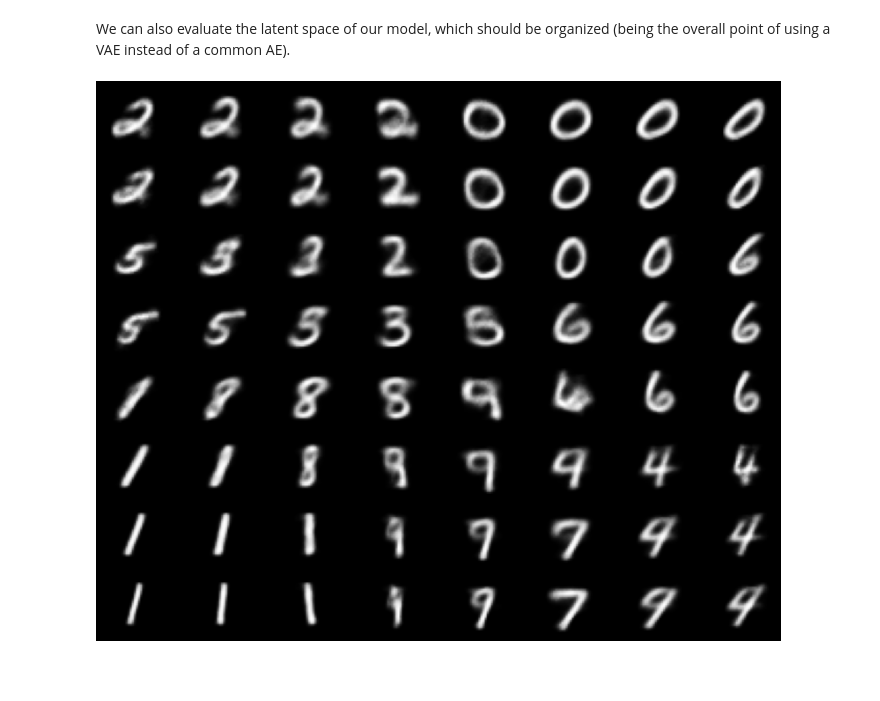
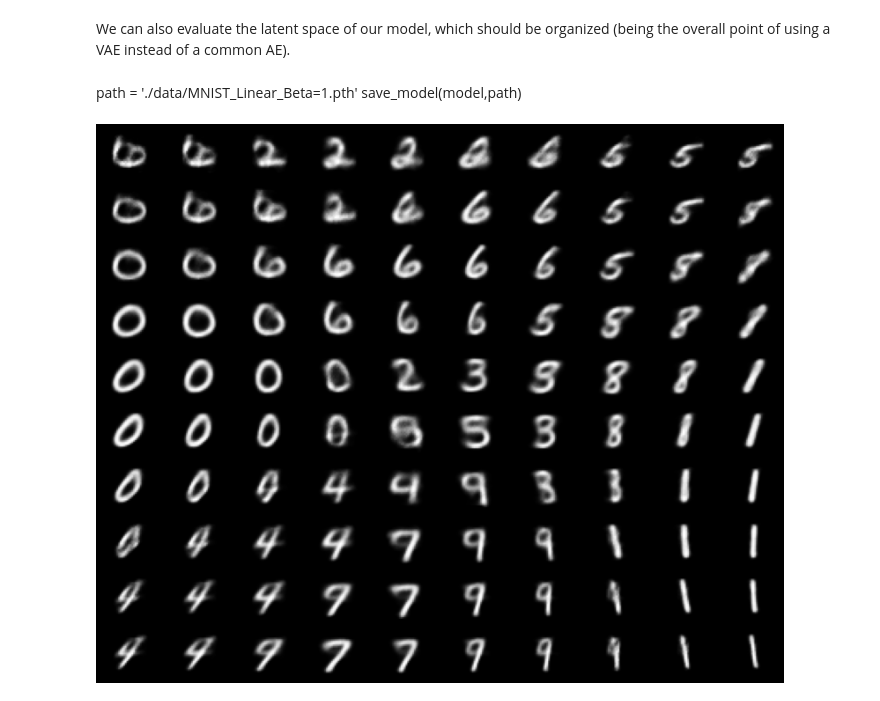
Before and after one commit to iamvcrx/Hierarchical_techno_generation_ATIAM, a Jupyter notebook: Quentin_Le_Gall/MNIST_VAE_Linear.ipynb, the cells around one changed output. Cells and saved outputs as stored; diff of their text form; code cells hidden in the pictures; blank space fills up the shorter version.

Commit message:
Repo_MNIST
Repo MMD et Linear, problème avec conv solo à voir avec l'audio

```diff
--- a/Quentin_Le_Gall/MNIST_VAE_Linear.ipynb
+++ b/Quentin_Le_Gall/MNIST_VAE_Linear.ipynb
@@ -95,7 +96,7 @@ class VAE(AE):
         log_var = torch.log(var)
 
         z = torch.rand_like(mu) * sigma + mu
-        kl_div = torch.sum(mu * mu + var - log_var - 1)
+        kl_div = torch.mean(torch.sum(mu * mu + var - log_var - 1,dim=1))
 
         return z, kl_div
 # %% [markdown]
@@ -129,21 +130,21 @@ While there are several options to compare the error between two elements, there
 In the following, we define both error functions and regroup them in the `reconstruction_loss` call (depending on the `num_classes` considered). However, as the `multinomial loss` requires a large computational overhead, and for the sake of simplicity, we will train all our first models by relying on the `binary cross entropy`
 # %%
 # Reconstruction criterion
-recons_criterion = torch.nn.BCELoss(reduction='sum')
+recons_criterion = torch.nn.BCELoss(reduction='none')
 
 def compute_loss(model, x):
 
     beta = 0.1
     y_pred,kl_div = model(x)
     recons_loss = recons_criterion(y_pred, x)
-    full_loss = recons_loss + kl_div*beta
+    full_loss = torch.mean(torch.sum(recons_loss,dim=1)) + kl_div*beta
     #print(kl_div,recons_loss,full_loss)
 
     return full_loss,kl_div,recons_loss
 
 def train_step(model, x, optimizer):
-    #model = model.to(device)
-    #x = x.to(device)
+    model = model.to(device)
+    x = x.to(device)
     # Compute the loss.
     loss,kl_div,recons_loss = compute_loss(model, x)
     # Before the backward pass, zero all of the network gradients
@@ -208,13 +209,16 @@ n_latent = 2
 nin = imgs_test.shape[2] * imgs_test.shape[3]
 # Construct encoder and decoder
 encoder, decoder = construct_encoder_decoder(nin, n_hidden = n_hidden, n_latent = n_latent, n_classes = num_classes)
-encoder = encoder
-decoder = decoder
+encoder = encoder.to(device)
+decoder = decoder.to(device)
 # Build the VAE model
-model = VAE(encoder, decoder, n_hidden, n_latent)
+model = VAE(encoder, decoder, n_hidden, n_latent).to(device)
 # Construct the optimizer
 optimizer = torch.optim.Adam(model.parameters(), lr=1e-4)
 # %% [markdown]
 Now all that is left to do is train the model. We define here a `train_vae` function that we will reuse along the future implementations and variations of VAEs and flows. Note that this function is set to run for only a very few number of `epochs` and also most importantly, *only considers a subsample of the full dataset at each epoch*. This option is just here so that you can test the different models very quickly on any CPU or laptop.
+# %%
+checkpoint = 'MNIST_Linear_BCE_Mean_Sum_Beta=0.1'
+writer = SummaryWriter('runs/' + checkpoint)
 # %%
 def generate_and_save_images(model, epoch, test_sample):
@@ -276,14 +278,18 @@ save_model(model,path)
+# %% [markdown]
+path = './data/MNIST_Linear_Beta=1.pth'
+save_model(model,path)
 # %%
-x = np.linspace(-3, 3, 8)
-y = np.linspace(-3, 3, 8)
-fig = plt.figure(figsize=(10, 8))
-for i in range(8):
-    for j in range(8):
-        plt.subplot(8, 8, (i * 8) + j + 1)
+nb_images = 10
+x = np.linspace(-3, 3, nb_images)
+y = np.linspace(-3, 3, nb_images)
+fig = plt.figure(figsize=(nb_images, 8))
+for i in range(nb_images):
+    for j in range(nb_images):
+        plt.subplot(nb_images, nb_images, (i * nb_images) + j + 1)
         final_tensor = torch.zeros(2)
         final_tensor[0] = x[i]
         final_tensor[1] = y[j]
-        plt.imshow(model.decode(final_tensor).detach().reshape(28, 28), cmap='gray')
+        plt.imshow(model.decode(final_tensor.to(device)).cpu().detach().reshape(28, 28), cmap='gray')
         plt.axis('off')
 # %% [output]
-[figure, old version]
+[figure, new version]
```
Also changed, not shown: parts of 22 cells of this notebook, 4 other files.
